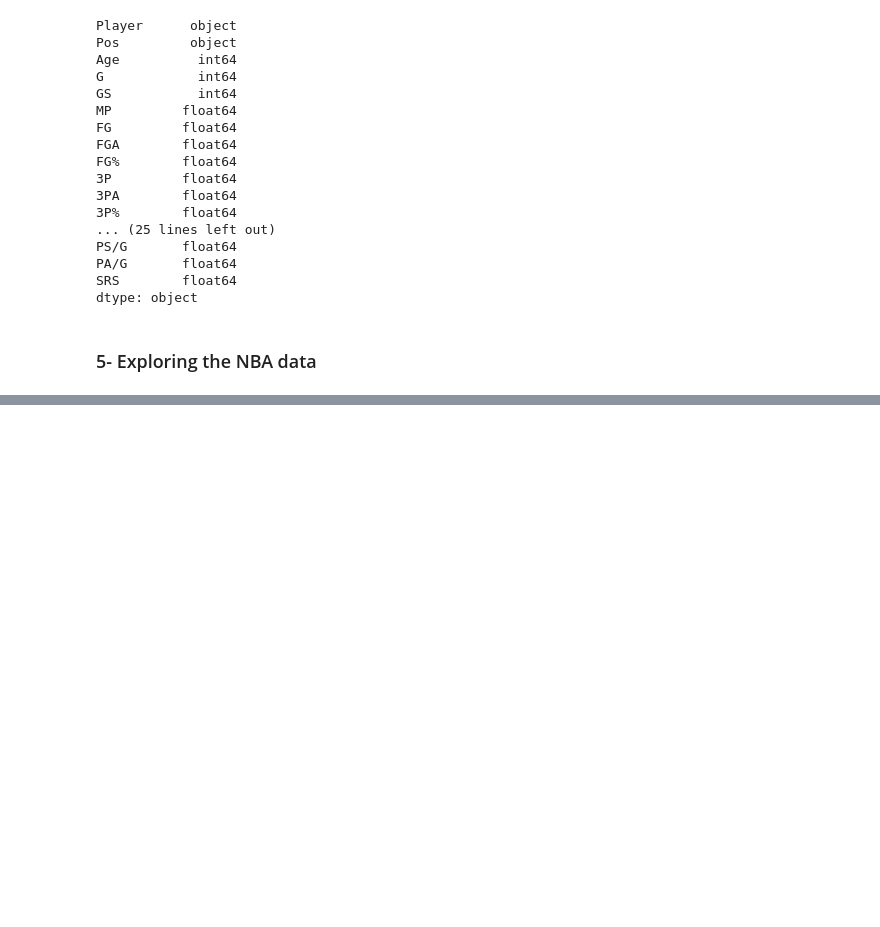
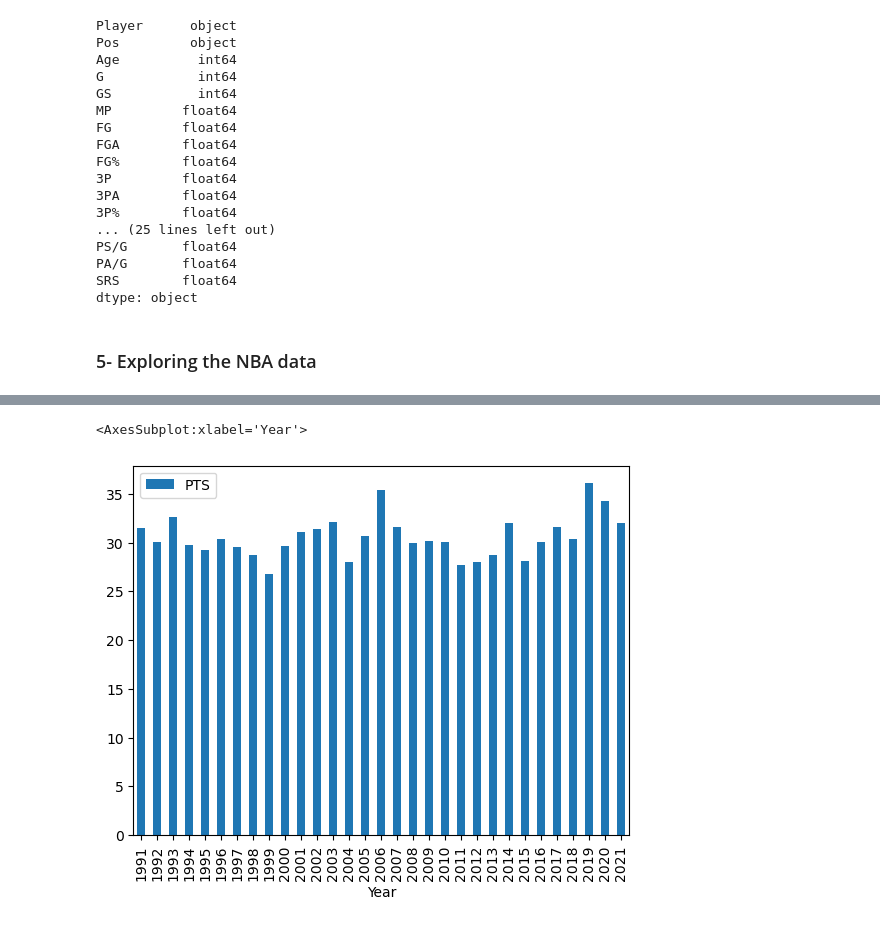
Before and after one commit to biad-iritie/DS-Project-MVP-NBA, a Jupyter notebook: index.ipynb, the cells around one changed output, grey strips where cells are left out. Drawn from its saved outputs; the diff is of its cells as text; code cells hidden in the pictures; blank space fills up the shorter version.

```diff
--- a/index.ipynb
+++ b/index.ipynb
@@ -520,0 +537,6 @@ stats.to_csv("players_mvp_stats.csv")
+# %%
+highest_score_year = stats.groupby(["Year"]).apply(lambda x : x.sort_values("PTS", ascending=False).head(1))
+highest_score_year.plot.bar("Year","PTS")
+# %% [output]
+<AxesSubplot:xlabel='Year'>
+[figure, added]
```
Also changed, not shown: parts of 4 cells of this notebook.
